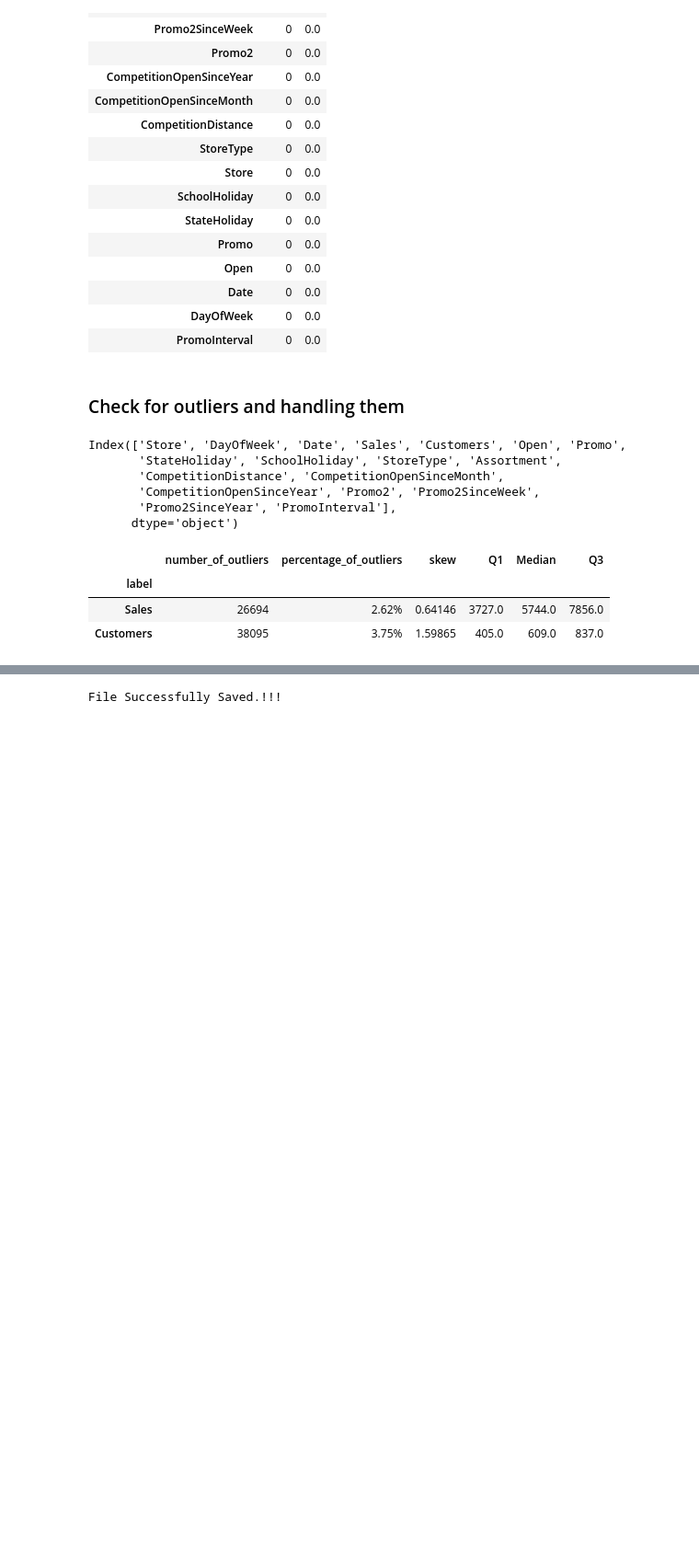
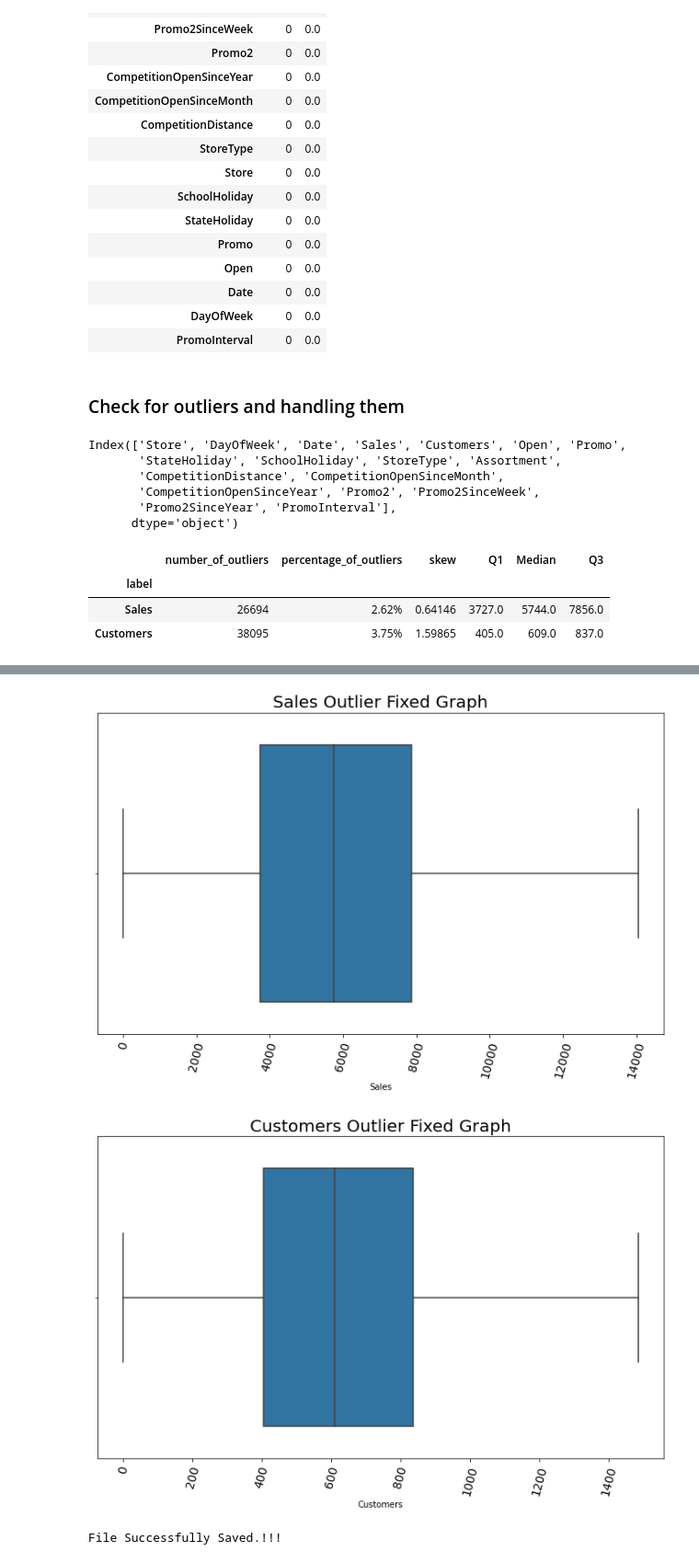
Before and after one commit to YohansSamuel/pharmaceutical_sales_prediction, a Jupyter notebook: notebooks/EDA.ipynb, the cells around one changed output, grey strips where cells are left out. Shown: that part at 92% size. Cells and saved outputs as stored; diff of their text form; code cells hidden in the pictures; blank space fills up the shorter version.

```diff
--- a/notebooks/EDA.ipynb
+++ b/notebooks/EDA.ipynb
@@ -360,0 +362,9 @@ AttributeError: 'Plot' object has no attribute 'box_plot'
+# %%
+# remove outliers in the sales column
+preprocess.replace_outliers_with_iqr(joined_train_df,['Sales', 'Customers'])
+# display it in the graph
+plot.plot_box(joined_train_df, joined_train_df['Sales'], "Sales Outlier Fixed Graph")
+plot.plot_box(joined_train_df, joined_train_df['Customers'], "Customers Outlier Fixed Graph")
+# %% [output]
+[figure, added]
+[figure, added]
```
Also changed, not shown: parts of 2 cells of this notebook, 2 other files.
